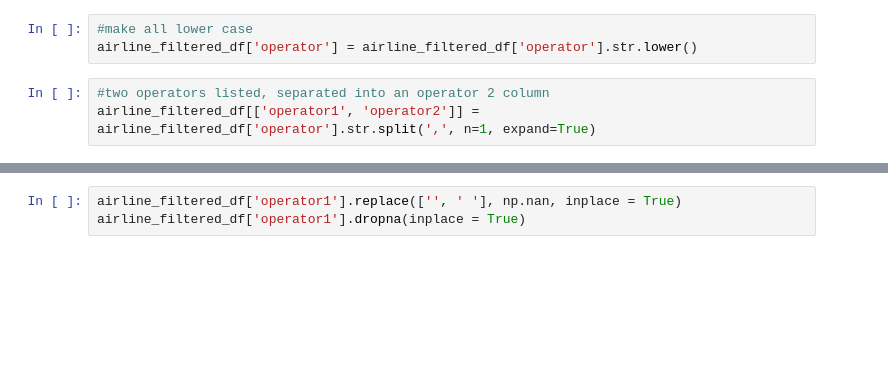
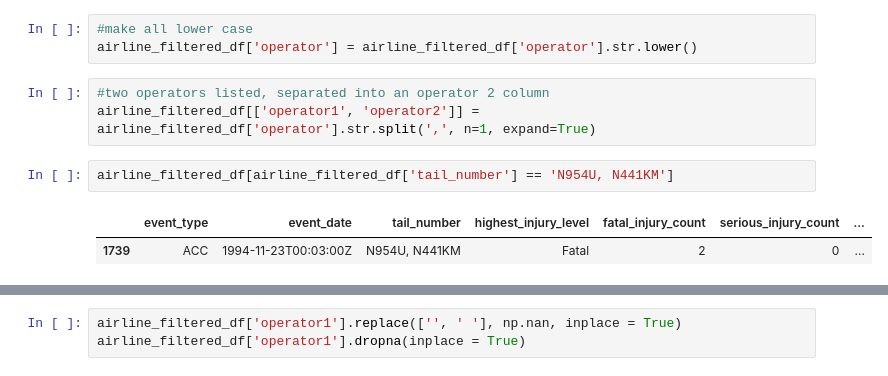
Before and after one commit to FragariaChemist/airline_safety, a Jupyter notebook: data_cleaning_eda.ipynb, the cells around one changed output, grey strips where cells are left out. Cells and saved outputs as stored; diff of their text form; blank space fills up the shorter version.

```diff
--- a/data_cleaning_eda.ipynb
+++ b/data_cleaning_eda.ipynb
@@ -93,6 +89,11 @@ airline_filtered_df['operator'] = airline_filtered_df['operator'].str.lower()
 # %%
 #two operators listed, separated into an operator 2 column
 airline_filtered_df[['operator1', 'operator2']] = airline_filtered_df['operator'].str.split(',', n=1, expand=True)
+# %%
+airline_filtered_df[airline_filtered_df['tail_number'] == 'N954U, N441KM']
+# %% [output]
+|  | event_type | event_date | tail_number | highest_injury_level | fatal_injury_count | serious_injury_count | ... |
+| 1739 | ACC | 1994-11-23T00:03:00Z | N954U, N441KM | Fatal | 2 | 0 | ... |
 # %%
 airline_filtered_df.loc[airline_filtered_df['operator1'].str.contains('united', na=False), 'operator1'] = 'united'
 airline_filtered_df.loc[airline_filtered_df['operator1'].str.contains('delta', na=False), 'operator1'] = 'delta'
```
Also changed, not shown: parts of 25 cells of this notebook, 3 other files.
